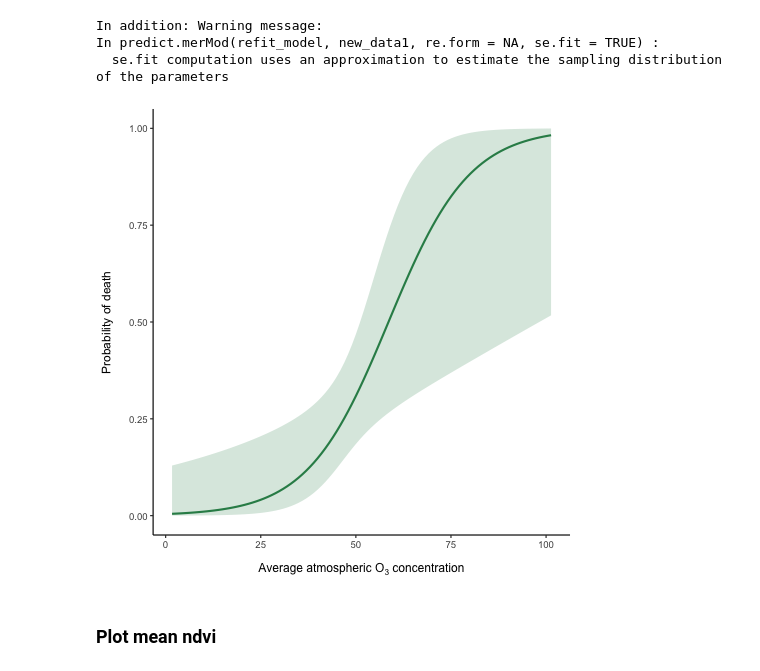
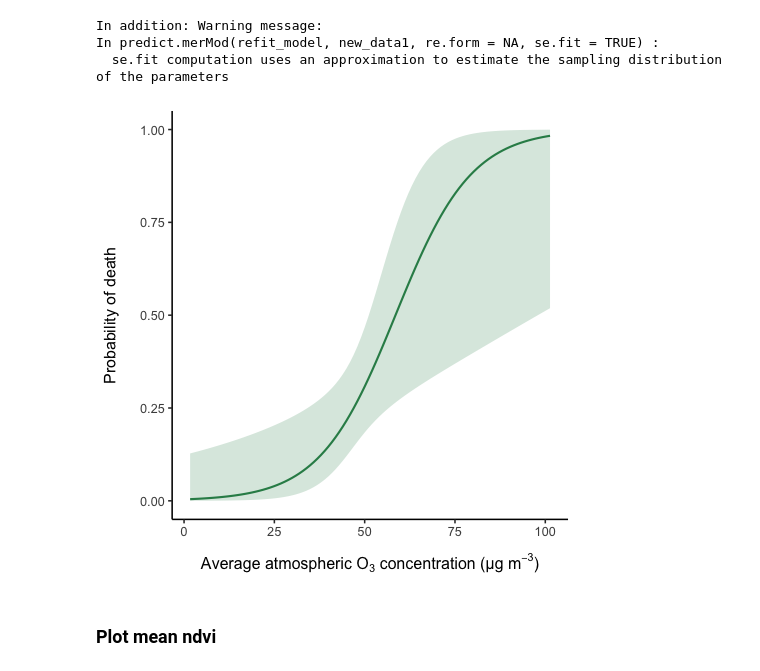
Before and after one commit to Nectar-Technologies/ledge-nectar, a Jupyter notebook: aqi/notebooks/04_plot_GLMM.ipynb, the cells around one changed output. Saved outputs shown, nothing was run; the diff lists cells and outputs as text; code cells hidden in the pictures.

```diff
--- a/aqi/notebooks/04_plot_GLMM.ipynb
+++ b/aqi/notebooks/04_plot_GLMM.ipynb
@@ -66,3 +68,8 @@ Loading required package: viridisLite
+# %%
+%%R
+data$ndvi_average_sc <- scale(data$ndvi_average)
+data$o3_average_sc <- scale(data$o3_average)
+data$wspd_average_sc <- scale(data$wspd_average_og)
 # %% [markdown]
 Import the best model directly in R
 # %%
@@ -208,0 +266,5 @@ ggplot(data = filtered_data, aes(x = region, y = o3_average, colour = season)) +
+# %%
+%%R
+filtered_data$ndvi_average_sc <- scale(filtered_data$ndvi_average)
+filtered_data$o3_average_sc <- scale(filtered_data$o3_average)
+filtered_data$wspd_average_sc <- scale(filtered_data$wspd_average_og)
@@ -258,13 +346,13 @@ AIC       |      AICc |       BIC | R2 (cond.) | R2 (marg.) |   ICC |  RMSE | Si
 %%R
 # New data for predictions
 new_data1 <- data.frame(
-    o3_average = seq(
-        min(filtered_data$o3_average),
-        max(filtered_data$o3_average),
+    o3_average_sc = seq(
+        min(filtered_data$o3_average_sc),
+        max(filtered_data$o3_average_sc),
         length.out = 100
     ),
-    ndvi_average = mean(filtered_data$ndvi_average),
-    wspd_average = mean(filtered_data$wspd_average)
+    ndvi_average_sc = mean(filtered_data$ndvi_average_sc),
+    wspd_average_sc = mean(filtered_data$wspd_average_sc)
 )
 
 # Predictions
@@ -285,26 +373,35 @@ In predict.merMod(refit_model, new_data1, re.form = NA, se.fit = TRUE) :
   se.fit computation uses an approximation to estimate the sampling distribution of the parameters
 # %%
 %%R
+
+# Get the mean and standard deviation of o3
+o3_mean <- mean(filtered_data$o3_average, na.rm = TRUE)
+o3_sd <- sd(filtered_data$o3_average, na.rm = TRUE)
+
+# Convert the o3 back to original scale
+new_data1$o3_average <- (new_data1$o3_average_sc * o3_sd) + o3_mean
+
 p1 <- ggplot(new_data1, aes(x = o3_average, y = plogis(fit))) +
         geom_line(color = "seagreen", linewidth = 1) +
         geom_ribbon(
            aes(ymin = plogis(ci_lower), ymax = plogis(ci_upper)),
            alpha = 0.2,
            fill = "seagreen"
         ) +
         scale_y_continuous(breaks = seq(0,1,0.25), limits = c(0,1)) +
         labs(
-           x = expression("Average atmospheric O"[3] * " concentration"),
+           x = expression("Average atmospheric O"[3] * " concentration (µg m"^-3*")"),
+           #x = expression("Average atmospheric O"[3] * " concentration (scaled)"),
            y = "Probability of death\n"
         ) +
-        theme_classic(base_size = 12) +
+        theme_classic(base_size = 16) +
         theme(
          panel.grid = element_blank(),
          axis.title.x = element_text(margin = margin(t = 14))
         )
 p1
 # %% [output]
-[figure, old version]
+[figure, new version]
 # %% [markdown]
 ### Plot mean ndvi
 # %%
```
Also changed, not shown: parts of 73 cells of this notebook.
